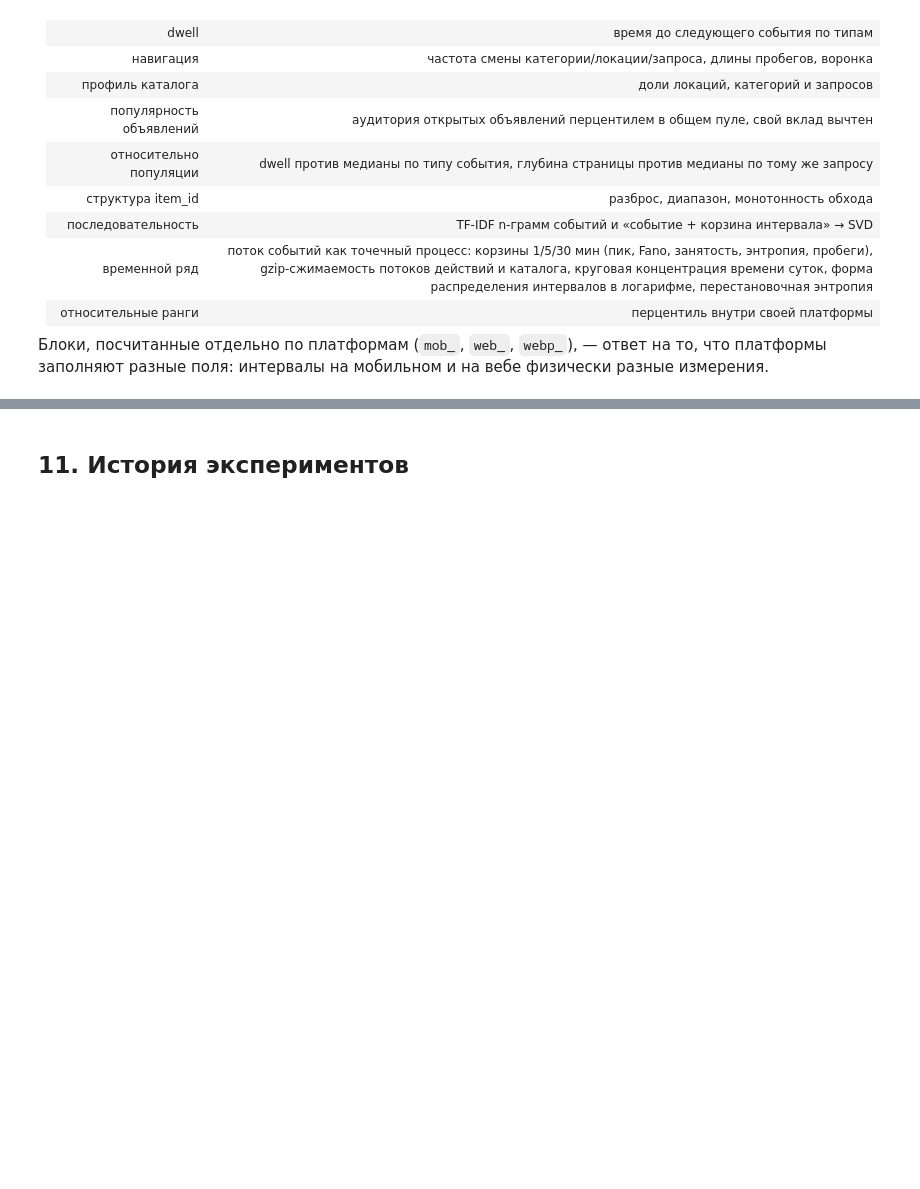
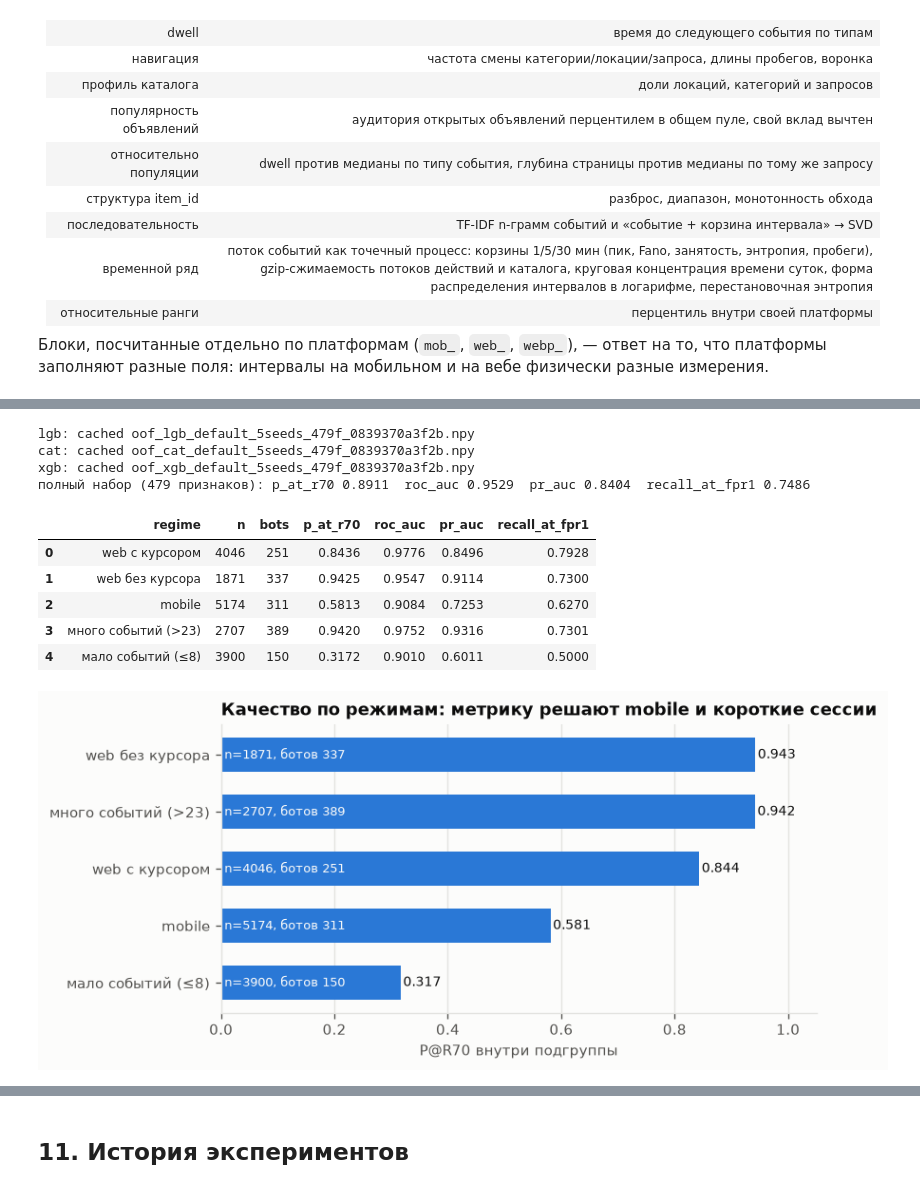
Before and after one commit to dkorbelainen/avito-antibot, a Jupyter notebook: solution.ipynb, the cells around one changed output, grey strips where cells are left out. Drawn from its saved outputs; the diff is of its cells as text; code cells hidden in the pictures; blank space fills up the shorter version.

```diff
--- a/solution.ipynb
+++ b/solution.ipynb
@@ -365,24 +438,41 @@ deltas.sort_values().round(4).to_frame("Δ P@R70")
 # %%
-final_lgb = ModelSpec("lgb", n_rounds=estimate_rounds("lgb", x, y, folds[:3]))
-core = validate.repeated_cv(final_lgb, x, y, n_seeds=3)
-oof_core = core["oof"]
-print(validate.format_report(f"полный набор ({x.shape[1]} признаков)", core))
+from src.ensemble import KINDS, family_oof
 
+# OOF каждого семейства считается один раз и кешируется. Здесь нужен LightGBM,
+# в разделе 10 те же массивы уходят в поиск весов — второго обучения не будет.
+oof_by_kind, _, specs = family_oof(KINDS, seeds=config.N_SEEDS, tuned=False, refresh=False)
+spec, oof_final = specs["lgb"], oof_by_kind["lgb"]
+scores = validate.score(y, oof_final)
+print(f"полный набор ({x.shape[1]} признаков): " + "  ".join(f"{k} {v:.4f}" for k, v in scores.items()))
+
+mobile = x[["plat_android", "plat_ios"]].sum(axis=1) > 0.5
+has_cursor = x["pointer_coverage"].fillna(0) > 0
 regime_masks = {
-    "web-трафик": x[["plat_web", "plat_desktop"]].sum(axis=1) > 0.5,
-    "есть курсор": x["pointer_coverage"].fillna(0) > 0,
+    "web с курсором": ~mobile & has_cursor,
+    "web без курсора": ~mobile & ~has_cursor,
+    "mobile": mobile,
     "много событий (>23)": x["n_events"] > 23,
-    "нет курсора": x["pointer_coverage"].fillna(0) == 0,
-    "mobile-трафик": x[["plat_android", "plat_ios"]].sum(axis=1) > 0.5,
     "мало событий (≤8)": x["n_events"] <= 8,
 }
 regime_frame = pd.DataFrame([
     {"regime": name, "n": int(mask.sum()), "bots": int(y[mask.to_numpy()].sum()),
-     **validate.score(y[mask.to_numpy()], oof_core[mask.to_numpy()])}
+     **validate.score(y[mask.to_numpy()], oof_final[mask.to_numpy()])}
     for name, mask in regime_masks.items()
 ])
 plots.regimes(regime_frame)
 regime_frame.round(4)
+# %% [output]
+lgb: cached oof_lgb_default_5seeds_479f_0839370a3f2b.npy
+cat: cached oof_cat_default_5seeds_479f_0839370a3f2b.npy
+xgb: cached oof_xgb_default_5seeds_479f_0839370a3f2b.npy
+полный набор (479 признаков): p_at_r70 0.8911  roc_auc 0.9529  pr_auc 0.8404  recall_at_fpr1 0.7486
+|  | regime | n | bots | p_at_r70 | roc_auc | pr_auc | recall_at_fpr1 |
+| 0 | web с курсором | 4046 | 251 | 0.8436 | 0.9776 | 0.8496 | 0.7928 |
+| 1 | web без курсора | 1871 | 337 | 0.9425 | 0.9547 | 0.9114 | 0.7300 |
+| 2 | mobile | 5174 | 311 | 0.5813 | 0.9084 | 0.7253 | 0.6270 |
+| 3 | много событий (>23) | 2707 | 389 | 0.9420 | 0.9752 | 0.9316 | 0.7301 |
+| 4 | мало событий (≤8) | 3900 | 150 | 0.3172 | 0.9010 | 0.6011 | 0.5000 |
+[figure, added]
 # %% [markdown]
 ## 9. Что было отвергнуто
 
```
Also changed, not shown: parts of 16 cells of this notebook, 7 other files.
